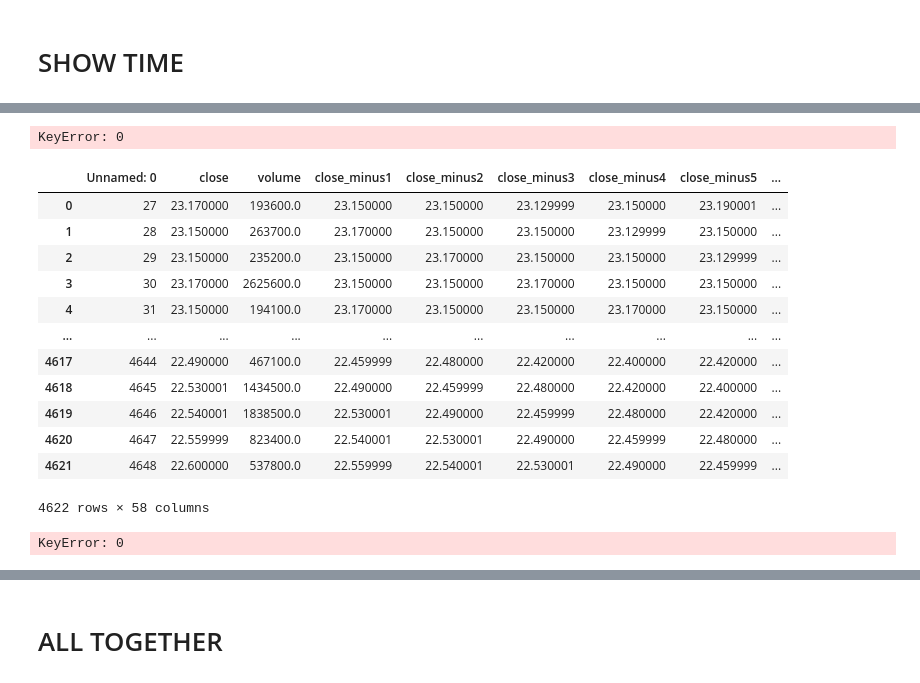
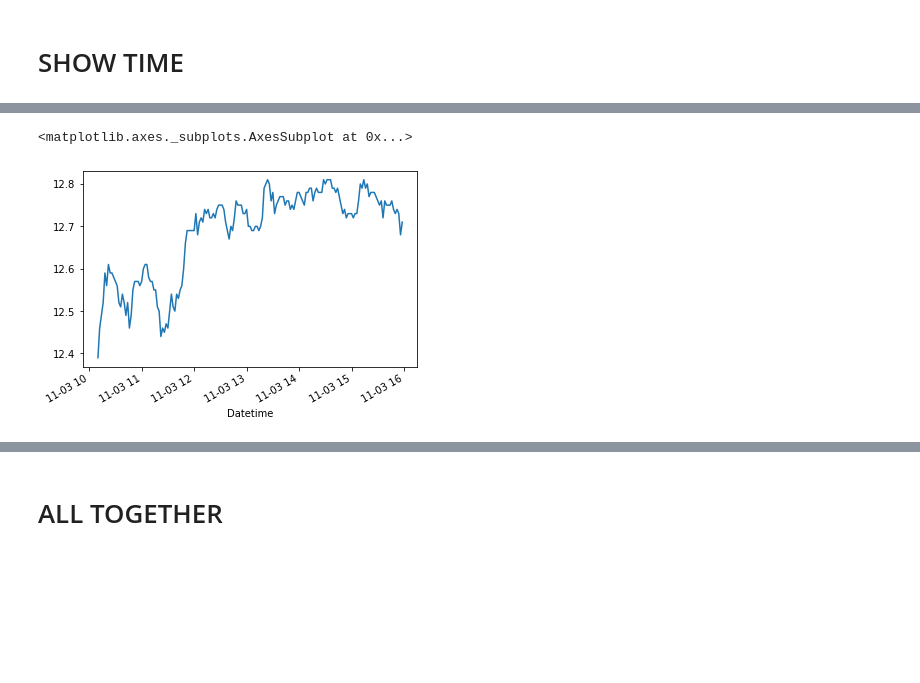
Before and after one commit to rodrigobercini/ml-financial-market, a Jupyter notebook: notebooks/1 Day Test Portfolio Test.ipynb, the cells around one changed output, grey strips where cells are left out. Drawn from its saved outputs; the diff is of its cells as text; code cells hidden in the pictures; blank space fills up the shorter version.

Commit message:
Dumping scaler

```diff
--- a/notebooks/1 Day Test Portfolio Test.ipynb
+++ b/notebooks/1 Day Test Portfolio Test.ipynb
@@ -40,4 +33,4 @@ Successfully installed yfinance-0.1.54
 # %%
-data = yf.download("PETR4.SA", period='60d',  interval = "5m")
+data = yf.download("ABEV3.SA", period='30d',  interval = "2m")
 # %% [output]
 [*********************100%***********************]  1 of 1 completed
@@ -55,7 +82,4 @@ for i in range(1,28):
 for i in range(1,28):
     df['Volume_Minus{}'.format(i)] = df['Volume'].shift(i)
 
-df = df.loc['2020-04-29 10:00:00-03:00':'2020-04-29 16:50:00-03:00']
-
-scaler = MinMaxScaler()
-df = scaler.fit_transform(df)
+df = df.loc['2020-11-03 10:00:00-03:00':'2020-11-03 16:50:00-03:00']
@@ -69,6 +91,7 @@ ValueError: ignored
 # Feature engineering
 bvsp = data
 bvsp = bvsp[['Close', 'Volume']]
+bvsp = bvsp.loc[:'2020-10-30 16:50:00-03:00']
 
 # Creating t-n columns for Close
 for i in range(1,28):
@@ -78,12 +101,11 @@ for i in range(1,28):
 for i in range(1,28):
     bvsp['Volume_Minus{}'.format(i)] = bvsp['Volume'].shift(i)
 
-bvsp = bvsp.loc[:'2020-04-28 16:50:00-03:00']
 
 bvsp_ann = bvsp.dropna() # dropping NAs
 
 bvsp_ann['Rise'] = 1
-periods_ahead = 18 # 1 and a half hours
+periods_ahead = 24 # 1 and a half hours
 positive_variation = 1.02
 
 for i in range(1,len(bvsp_ann)-periods_ahead):
@@ -138,10 +139,10 @@ early_stop = EarlyStopping(monitor='val_loss', mode='auto', verbose=1, patience=
 
 # Building the model
 model = Sequential()
-model.add(Dense(units=25,activation='relu'))
-model.add(Dense(units=24,activation='relu'))
-model.add(Dense(units=23,activation='relu'))
-model.add(Dense(units=22,activation='relu'))
+model.add(Dense(units=56,activation='relu'))
+model.add(Dense(units=28,activation='relu'))
+model.add(Dense(units=14,activation='relu'))
+model.add(Dense(units=8,activation='relu'))
 model.add(Dense(units=1,activation='sigmoid'))
 model.compile(optimizer='adam',
               loss='binary_crossentropy',
@@ -150,7 +151,7 @@ model.compile(optimizer='adam',
 # Fitting the model
 model.fit(x=X_train,
           y=y_train.values,
-          epochs=2000, verbose=0,
+          epochs=2000, verbose=0.1,
          validation_data=(X_train,y_train.values),
          callbacks=[early_stop])
 # %% [output]
@@ -201,43 +272,25 @@ weighted avg       0.81      0.82      0.82      1340
+# %%
+portfolio['Close'].plot()
+# %% [output]
+<matplotlib.axes._subplots.AxesSubplot at 0x...>
+[figure, added]
 # %%
 import pandas as pd
 import numpy as np
 from tensorflow import keras
 
-model = keras.models.load_model(r'..\ml-financial-market\models')
-df = pd.read_csv(r'..\ml-financial-market\data\interim\interim.csv')
+model = keras.models.load_model(r'C:\Users\rodrigo\Documents\ml-financial-market\ml-financial-market\models')
+df = pd.read_csv(r'C:\Users\rodrigo\Documents\ml-financial-market\ml-financial-market\data\interim\interim.csv')
+X_test = pd.read_csv(r'C:\Users\rodrigo\Documents\ml-financial-market\ml-financial-market\data\processed\X_test.csv')
 
-portfolio = pd.DataFrame(index=df.index, columns=['position', 'stocks_owned', 'bank'])
-portfolio['position'] = 'Sold'
-portfolio['bank'] = 10000
-portfolio['stocks_owned'] = 0
-portfolio['Model Recommendation'] = 0
-portfolio['close'] = df['close']
-portfolio.head()
+# portfolio = pd.DataFrame(index=df.index, columns=['position', 'stocks_owned', 'bank'])
+# portfolio['position'] = 'Sold'
+# portfolio['bank'] = 10000
+# portfolio['stocks_owned'] = 0
+# portfolio['Model Recommendation'] = 0
+# portfolio['close'] = df['close']
+# portfolio.head()
 
-price_bought = 0
+# price_bought = 0
 
-positive_variation = 0.02
-
-model.predict_classes(np.array([df[i],]))[0][0]
+# positive_variation = 0.02
-# %% [output]
-KeyError: 0
-# %%
-df
-# %% [output]
-|  | Unnamed: 0 | close | volume | close_minus1 | close_minus2 | close_minus3 | close_minus4 | close_minus5 | ... |
-| 0 | 27 | 23.170000 | 193600.0 | 23.150000 | 23.150000 | 23.129999 | 23.150000 | 23.190001 | ... |
-| 1 | 28 | 23.150000 | 263700.0 | 23.170000 | 23.150000 | 23.150000 | 23.129999 | 23.150000 | ... |
-| 2 | 29 | 23.150000 | 235200.0 | 23.150000 | 23.170000 | 23.150000 | 23.150000 | 23.129999 | ... |
-| 3 | 30 | 23.170000 | 2625600.0 | 23.150000 | 23.150000 | 23.170000 | 23.150000 | 23.150000 | ... |
-| 4 | 31 | 23.150000 | 194100.0 | 23.170000 | 23.150000 | 23.150000 | 23.170000 | 23.150000 | ... |
-| ... | ... | ... | ... | ... | ... | ... | ... | ... | ... |
-| 4617 | 4644 | 22.490000 | 467100.0 | 22.459999 | 22.480000 | 22.420000 | 22.400000 | 22.420000 | ... |
-| 4618 | 4645 | 22.530001 | 1434500.0 | 22.490000 | 22.459999 | 22.480000 | 22.420000 | 22.400000 | ... |
-| 4619 | 4646 | 22.540001 | 1838500.0 | 22.530001 | 22.490000 | 22.459999 | 22.480000 | 22.420000 | ... |
-| 4620 | 4647 | 22.559999 | 823400.0 | 22.540001 | 22.530001 | 22.490000 | 22.459999 | 22.480000 | ... |
-| 4621 | 4648 | 22.600000 | 537800.0 | 22.559999 | 22.540001 | 22.530001 | 22.490000 | 22.459999 | ... |
-4622 rows × 58 columns
-# %%
-model.predict_classes(np.array([df[0],]))
-# %% [output]
-KeyError: 0
```
Also changed, not shown: parts of 18 cells of this notebook, 8 other files.
